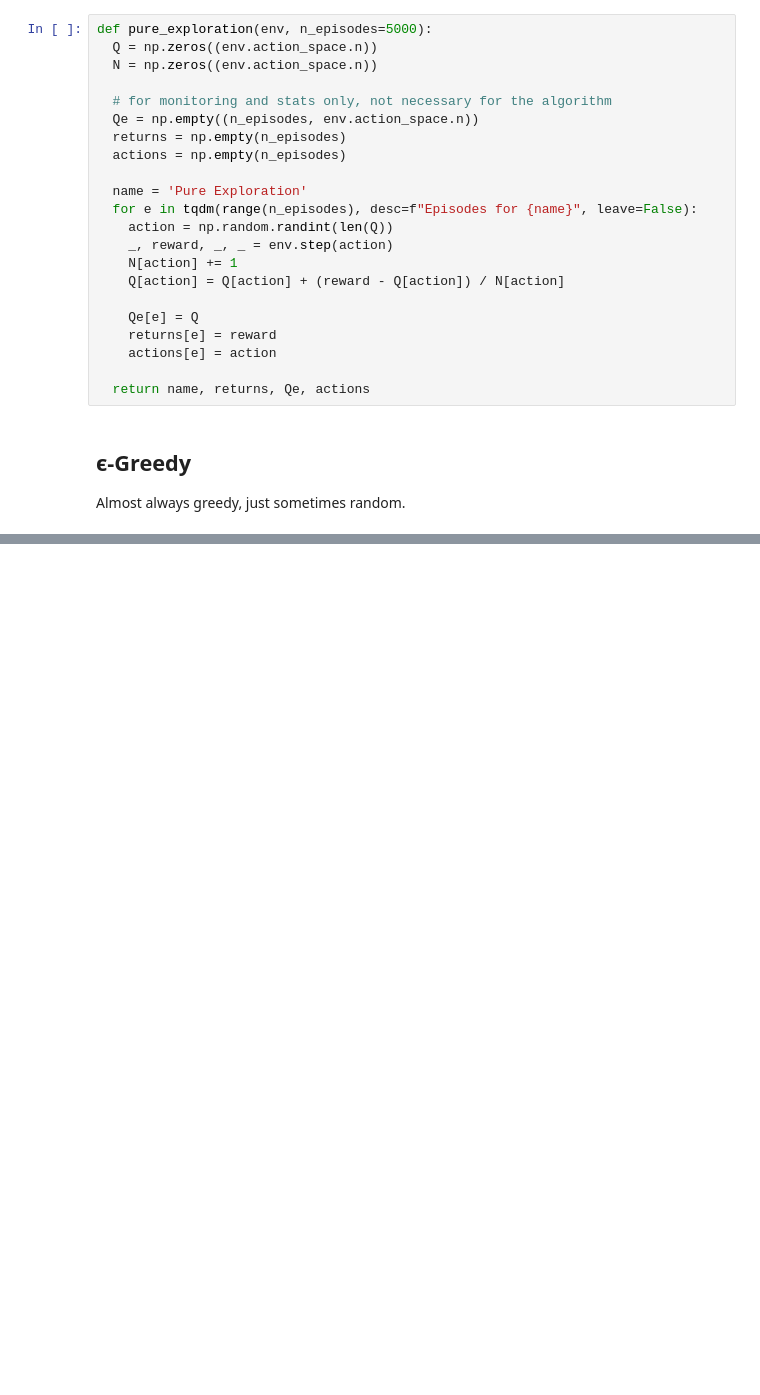
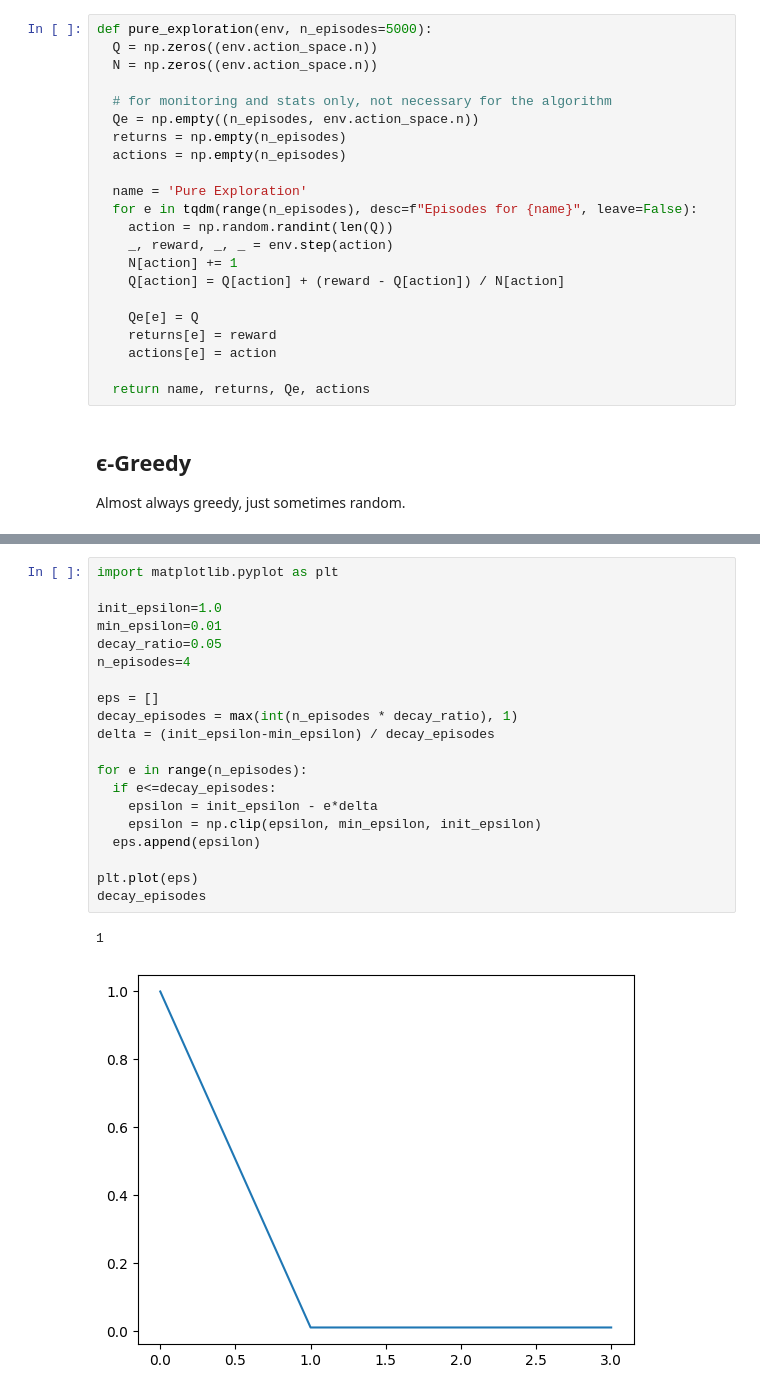
Before and after one commit to romenlaw/RL-playground, a Jupyter notebook: rl_playground.ipynb, the cells around one changed output, grey strips where cells are left out. Cells and saved outputs as stored; diff of their text form; blank space fills up the shorter version.

Commit message:
add decay e-greedy

```diff
--- a/rl_playground.ipynb
+++ b/rl_playground.ipynb
@@ -590,0 +687,23 @@ def lin_dec_epsilon_greedy(env,
+# %%
+import matplotlib.pyplot as plt
+
+init_epsilon=1.0
+min_epsilon=0.01
+decay_ratio=0.05
+n_episodes=4
+
+eps = []
+decay_episodes = max(int(n_episodes * decay_ratio), 1)
+delta = (init_epsilon-min_epsilon) / decay_episodes
+
+for e in range(n_episodes):
+  if e<=decay_episodes:
+    epsilon = init_epsilon - e*delta
+    epsilon = np.clip(epsilon, min_epsilon, init_epsilon)
+  eps.append(epsilon)
+
+plt.plot(eps)
+decay_episodes
+# %% [output]
+1
+[figure, added]
```
Also changed, not shown: parts of 11 cells of this notebook.
